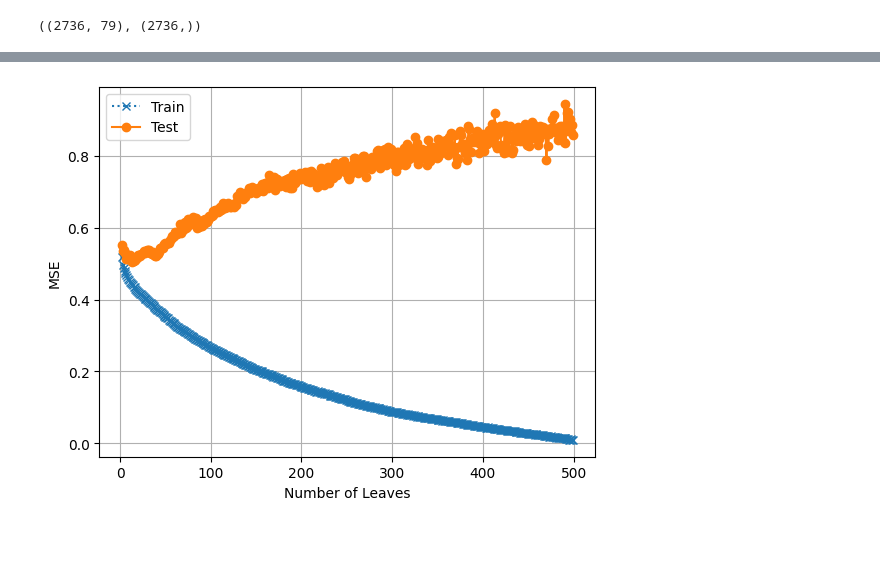
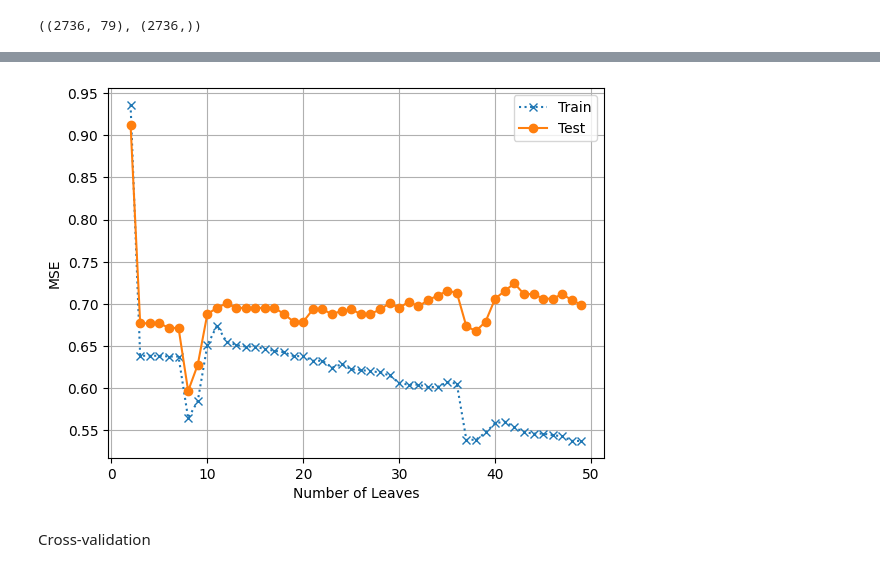
Before and after one commit to Assz2/DWM, a Jupyter notebook: DecisionTree.ipynb, the cells around one changed output, grey strips where cells are left out. Cells and saved outputs as stored; diff of their text form; code cells hidden in the pictures; blank space fills up the shorter version.

```diff
--- a/DecisionTree.ipynb
+++ b/DecisionTree.ipynb
@@ -51,34 +51,36 @@ Max leaves: 499 Train Accuracy: 1.000 - Test Accuracy: 0.502
 import matplotlib.pyplot as plt
 import numpy as np
 
 from sklearn.model_selection import train_test_split
-from sklearn.tree import DecisionTreeRegressor
+from sklearn.tree import DecisionTreeClassifier
 from sklearn.metrics import mean_squared_error
 
 
 X_train, X_test, y_train, y_test = train_test_split(train, y, test_size=0.20, random_state=42)
 
 errors = []
 
-for max_leaves in range(2,500):
+for max_leaves in range(2,50):
     # train and predict
-    dt = DecisionTreeRegressor(max_leaf_nodes=max_leaves)
+    dt = DecisionTreeClassifier(max_leaf_nodes=max_leaves)
     dt.fit(X_train,y_train)
 
     # compute Accuracy
     train_acc = mean_squared_error(y_true=y_train, y_pred=dt.predict(X_train))
     test_acc  = mean_squared_error(y_true=y_test,  y_pred=dt.predict(X_test))
 
     errors += [ [max_leaves, train_acc, test_acc] ]
 
 errors = np.array(errors)
 
 fig, ax = plt.subplots()
 ax.plot(errors[:,0], errors[:,1], "x:", label="Train")
 ax.plot(errors[:,0], errors[:,2], "o-", label="Test")
 ax.set_ylabel("MSE")
 ax.set_xlabel("Number of Leaves")
 ax.grid()
 ax.legend();
 # %% [output]
-[figure, old version]
+[figure, new version]
+# %% [markdown]
+Cross-validation
```
Also changed, not shown: parts of 2 cells of this notebook, 1 other file.
